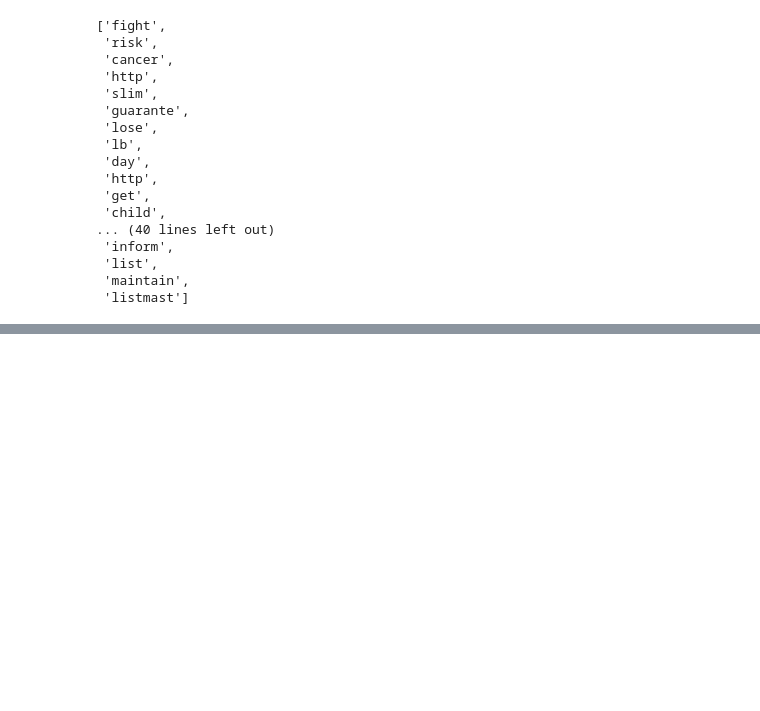
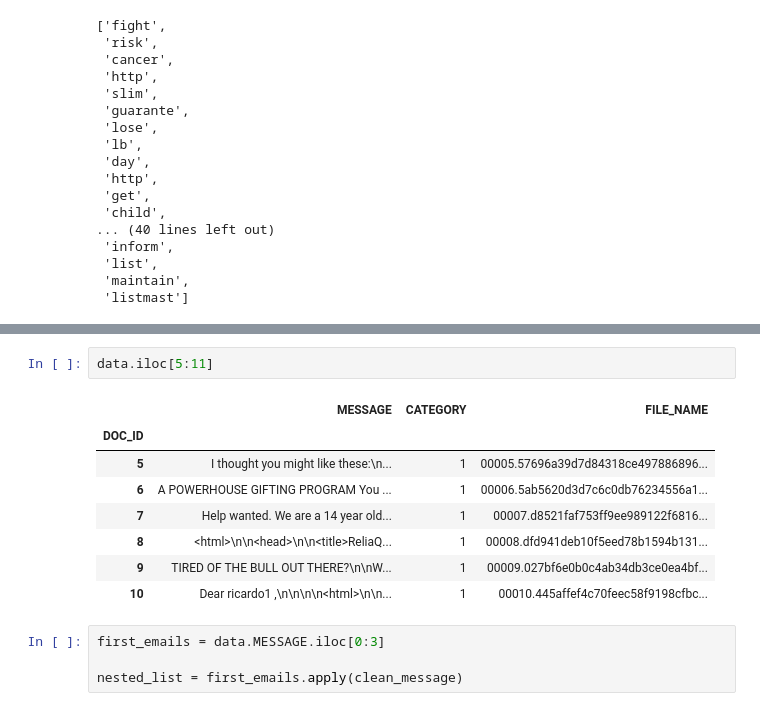
Before and after one commit to aximbr/My_IA, a Jupyter notebook: 021/06_Bayers_classifier.ipynb, the cells around one changed output, grey strips where cells are left out. Cells and saved outputs as stored; diff of their text form; blank space fills up the shorter version.

```diff
--- a/021/06_Bayers_classifier.ipynb
+++ b/021/06_Bayers_classifier.ipynb
@@ -494,0 +528,15 @@ clean_mesg_no_html(data.at[2, 'MESSAGE'])
+# %%
+data.iloc[5:11]
+# %% [output]
+|  | MESSAGE | CATEGORY | FILE_NAME |
+| DOC_ID |  |  |  |
+| 5 | I thought you might like these:\n... | 1 | 00005.57696a39d7d84318ce497886896... |
+| 6 | A POWERHOUSE GIFTING PROGRAM You ... | 1 | 00006.5ab5620d3d7c6c0db76234556a1... |
+| 7 | Help wanted. We are a 14 year old... | 1 | 00007.d8521faf753ff9ee989122f6816... |
+| 8 | <html>\n\n<head>\n\n<title>ReliaQ... | 1 | 00008.dfd941deb10f5eed78b1594b131... |
+| 9 | TIRED OF THE BULL OUT THERE?\n\nW... | 1 | 00009.027bf6e0b0c4ab34db3ce0ea4bf... |
+| 10 | Dear ricardo1 ,\n\n\n\n<html>\n\n... | 1 | 00010.445affef4c70feec58f9198cfbc... |
+# %%
+first_emails = data.MESSAGE.iloc[0:3]
+
+nested_list = first_emails.apply(clean_message)
```
Also changed, not shown: parts of 10 cells of this notebook.
